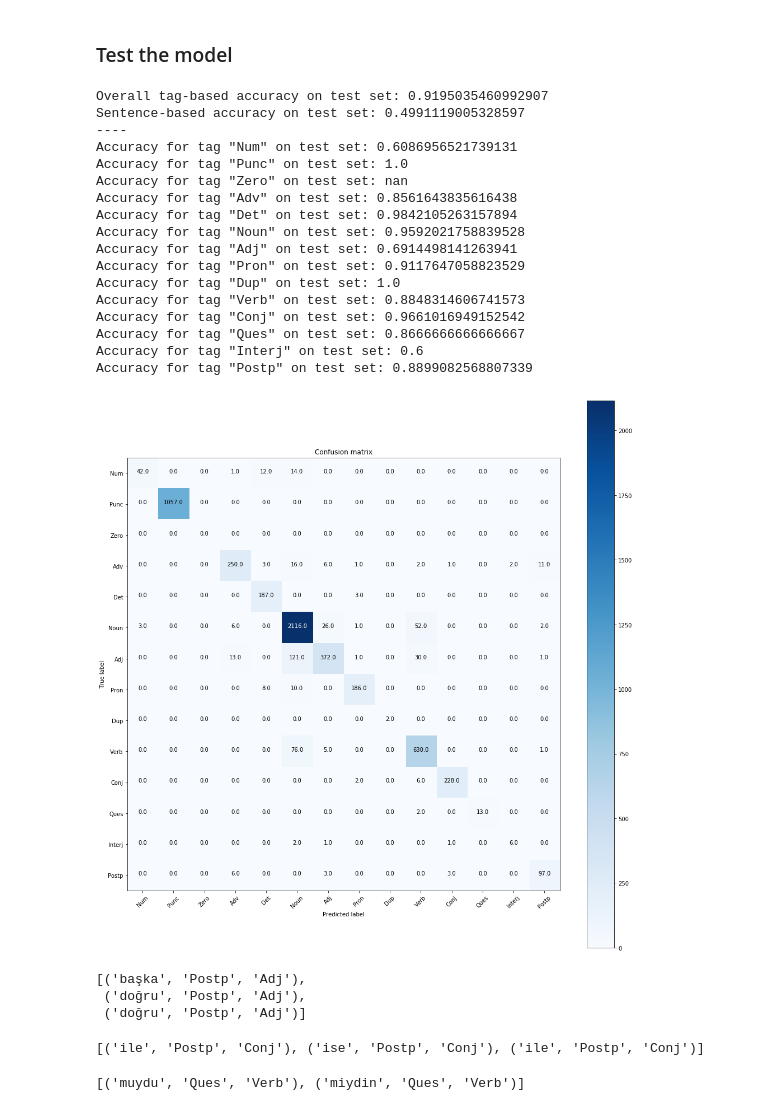
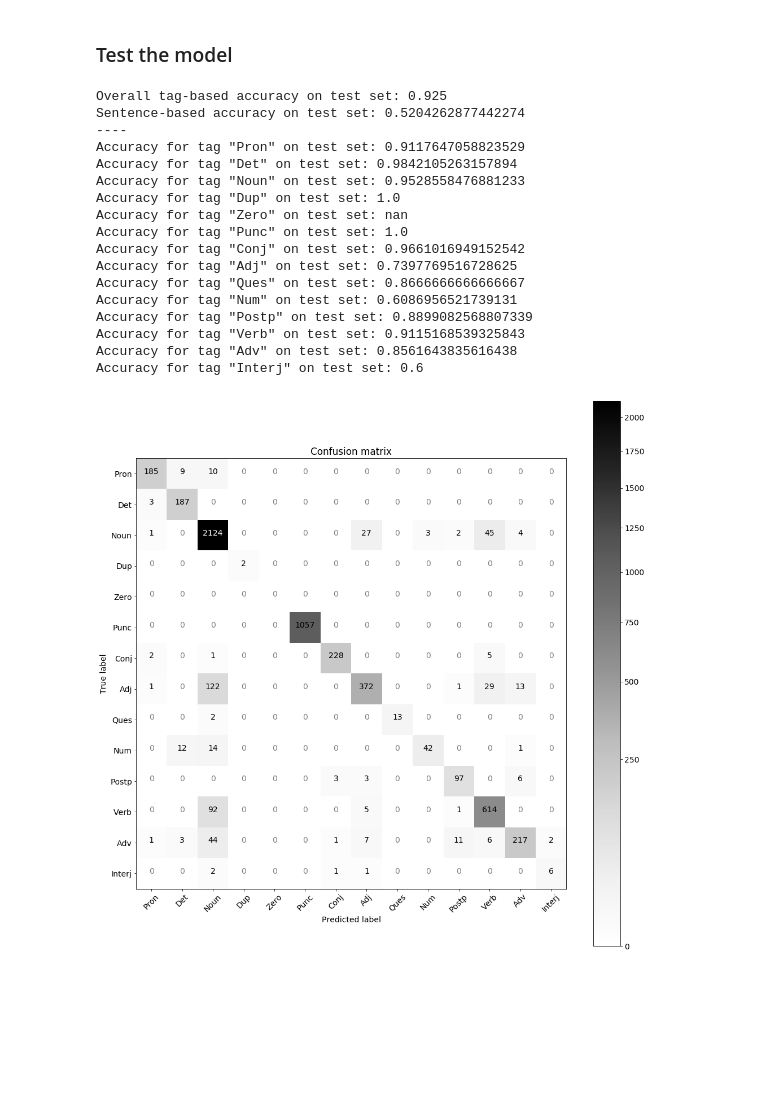
Before and after one commit to atilberk/hmm-pos-tagger, a Jupyter notebook: Index.ipynb, the cells around one changed output. Drawn from its saved outputs; the diff is of its cells as text; code cells hidden in the pictures; blank space fills up the shorter version.

Commit message:
static test data and revisions

```diff
--- a/Index.ipynb
+++ b/Index.ipynb
@@ -33,3 +44,15 @@ test = sentences[train_size:]
+# %%
+# code for dumping the split.
+#import pickle
+#f = open("train_test_data.pickle","wb")
+#pickle.dump({"train": training, "test": test}, f)
+#f.close()
+
+# code for reading from a saved split
+rd = open("train_test_data.pickle", "rb")
+datadict= pickle.load(rd)
+training = datadict["train"]
+test = datadict["test"]
 # %% [markdown]
 ### Train the model
 # %%
@@ -85,6 +108,9 @@ def endswith_siz_checker(word, **kwargs):
 # ends with -li -lu etc. (e.g. sesli, sulu etc. -> adj)
 def endswith_li_checker(word, **kwargs):
     return re.search(r'.+l[ıiuü]$', word) is not None
+# ends with -ci -cu etc. (e.g. sucu, erkenci etc. -> adj)
+def endswith_ci_checker(word, **kwargs):
+    return re.search(r'.+c[ıiuü]$', word) is not None
 # ends with -(n)in etc. (e.g. şişenin, masanın etc. -> noun)
 def endswith_nin_checker(word, **kwargs):
     return re.search(r'.+n?[ıiuü]n$', word) is not None
@@ -127,15 +153,25 @@ def endswith_madan_checker(word, **kwargs):
 def endswith_ken_checker(word, **kwargs):
     return re.search(r'.+y?ken$', word) is not None
 
+def endswith_mnzr_checker(word, **kwargs):
+    return re.search(r'.+[mnzr]$', word) is not None
+
+def endswith_deki_checker(word, **kwargs):
+    return re.search(r'.+[dt][ea]ki$', word) is not None
+
+def endswith_digi_checker(word, **kwargs):
+    return re.search(r'.+[dt](ığı|iği)([mn](ız|iz)?)?$', word) is not None
+
 features = [non_first_capital_word_checker, endswith_up_checker, endswith_rdik_checker,
             endswith_mis_checker, endswith_di_checker, endswith_ca_checker, endswith_acak_checker,
-            endswith_an_checker, endswith_ine_checker, endswith_sme_checker, endswith_ma_checker,
-            endswith_dir_checker,
+            endswith_an_checker, endswith_ma_checker,
+            endswith_dir_checker, endswith_ci_checker,
             endswith_siz_checker, endswith_li_checker, endswith_sa_checker, endswith_deden_checker,
             contains_hyphen_checker, endswith_yla_checker, endswith_nin_checker, endswith_nda_checker,
             endswith_yor_checker, startswith_mi_checker, endswith_erek_checker,
-            endswith_dikca_checker, endswith_madan_checker,
-            endswith_ken_checker, is_all_caps ]
+            endswith_dikca_checker, endswith_madan_checker, endswith_deki_checker,
+            endswith_ken_checker, endswith_mnzr_checker, endswith_digi_checker,
+            is_all_caps ]
 
 unknown_probs_d = {'Adj': 0.10, 'Adv': 0.10, 'Interj': 0.05, 'Dup': 0.05, 'Num': 0.05,
                    'Verb': 0.30, 'Noun': 0.40, 'Conj': 0.01, 'Det': 0.001,
@@ -239,7 +276,7 @@ def viterbi(states, observations, a, b):
     return [states[state_idx] for state_idx in trace[1:]]
 # %%
 correct_sentence = 0
-confusion_matrix = np.zeros((len(POS_tags), len(POS_tags)))
+confusion_matrix = np.zeros((len(POS_tags), len(POS_tags)), dtype=int)
 
 examples = []
 for t in test:
@@ -265,56 +302,52 @@ print('----')
 for i in range(len(POS_tags)):
     print('Accuracy for tag "{}" on test set:'.format(POS_tags[i]), confusion_matrix[i,i] / np.sum(confusion_matrix[i,:]))
 # %% [output]
-Overall tag-based accuracy on test set: 0.9195035460992907
-Sentence-based accuracy on test set: 0.4991119005328597
+Overall tag-based accuracy on test set: 0.925
+Sentence-based accuracy on test set: 0.5204262877442274
 ----
+Accuracy for tag "Pron" on test set: 0.9117647058823529
+Accuracy for tag "Det" on test set: 0.9842105263157894
+Accuracy for tag "Noun" on test set: 0.9528558476881233
+Accuracy for tag "Dup" on test set: 1.0
+Accuracy for tag "Zero" on test set: nan
+Accuracy for tag "Punc" on test set: 1.0
+Accuracy for tag "Conj" on test set: 0.9661016949152542
+Accuracy for tag "Adj" on test set: 0.7397769516728625
+Accuracy for tag "Ques" on test set: 0.8666666666666667
 Accuracy for tag "Num" on test set: 0.6086956521739131
-Accuracy for tag "Punc" on test set: 1.0
-Accuracy for tag "Zero" on test set: nan
+Accuracy for tag "Postp" on test set: 0.8899082568807339
+Accuracy for tag "Verb" on test set: 0.9115168539325843
 Accuracy for tag "Adv" on test set: 0.8561643835616438
-Accuracy for tag "Det" on test set: 0.9842105263157894
-Accuracy for tag "Noun" on test set: 0.9592021758839528
-Accuracy for tag "Adj" on test set: 0.6914498141263941
-Accuracy for tag "Pron" on test set: 0.9117647058823529
-Accuracy for tag "Dup" on test set: 1.0
-Accuracy for tag "Verb" on test set: 0.8848314606741573
-Accuracy for tag "Conj" on test set: 0.9661016949152542
-Accuracy for tag "Ques" on test set: 0.8666666666666667
 Accuracy for tag "Interj" on test set: 0.6
-Accuracy for tag "Postp" on test set: 0.8899082568807339
 # %%
+import matplotlib.colors as colors
 plt.figure(figsize=(14, 14))
-plt.imshow(confusion_matrix, interpolation='nearest', cmap=plt.get_cmap('Blues'))
+plt.imshow(confusion_matrix, interpolation='nearest',
+           cmap=plt.get_cmap('Greys'),
+           norm=colors.PowerNorm(gamma=1./2.))
 plt.colorbar()
 
 threshold = confusion_matrix.max() / 2
 for i in range(confusion_matrix.shape[0]):
     for j in range(confusion_matrix.shape[1]):
         plt.text(j, i, "{}".format(confusion_matrix[i, j]), horizontalalignment="center",
-                 color="white" if confusion_matrix[i, j] > threshold else "black")
+                 color="grey" if confusion_matrix[i, j] == 0 else "white" if confusion_matrix[i, j] > threshold else "black")
 
 plt.tight_layout()
 plt.xticks(np.arange(len(POS_tags)), POS_tags, rotation=45)
 plt.yticks(np.arange(len(POS_tags)), POS_tags)
 plt.ylabel('True label')
 plt.xlabel('Predicted label')
 plt.title('Confusion matrix')
+plt.rcParams.update({'font.size': 14})
 plt.show()
 # %% [output]
-[figure, old version]
+[figure, new version]
 # %%
 list(filter(lambda e: e[1]=='Postp' and e[2]=='Adj' ,examples))
-# %% [output]
-[('başka', 'Postp', 'Adj'),
- ('doğru', 'Postp', 'Adj'),
- ('doğru', 'Postp', 'Adj')]
 # %%
 list(filter(lambda e: e[1]=='Postp' and e[2]=='Conj' ,examples))
-# %% [output]
-[('ile', 'Postp', 'Conj'), ('ise', 'Postp', 'Conj'), ('ile', 'Postp', 'Conj')]
 # %%
 list(filter(lambda e: e[1]=='Ques' and e[2]=='Verb' ,examples))
-# %% [output]
-[('muydu', 'Ques', 'Verb'), ('miydin', 'Ques', 'Verb')]
 # %%
 list(filter(lambda e: e[1]=='Adj' and e[2]=='Adv' ,examples))
```
Also changed, not shown: parts of 14 cells of this notebook, 1 other file.
